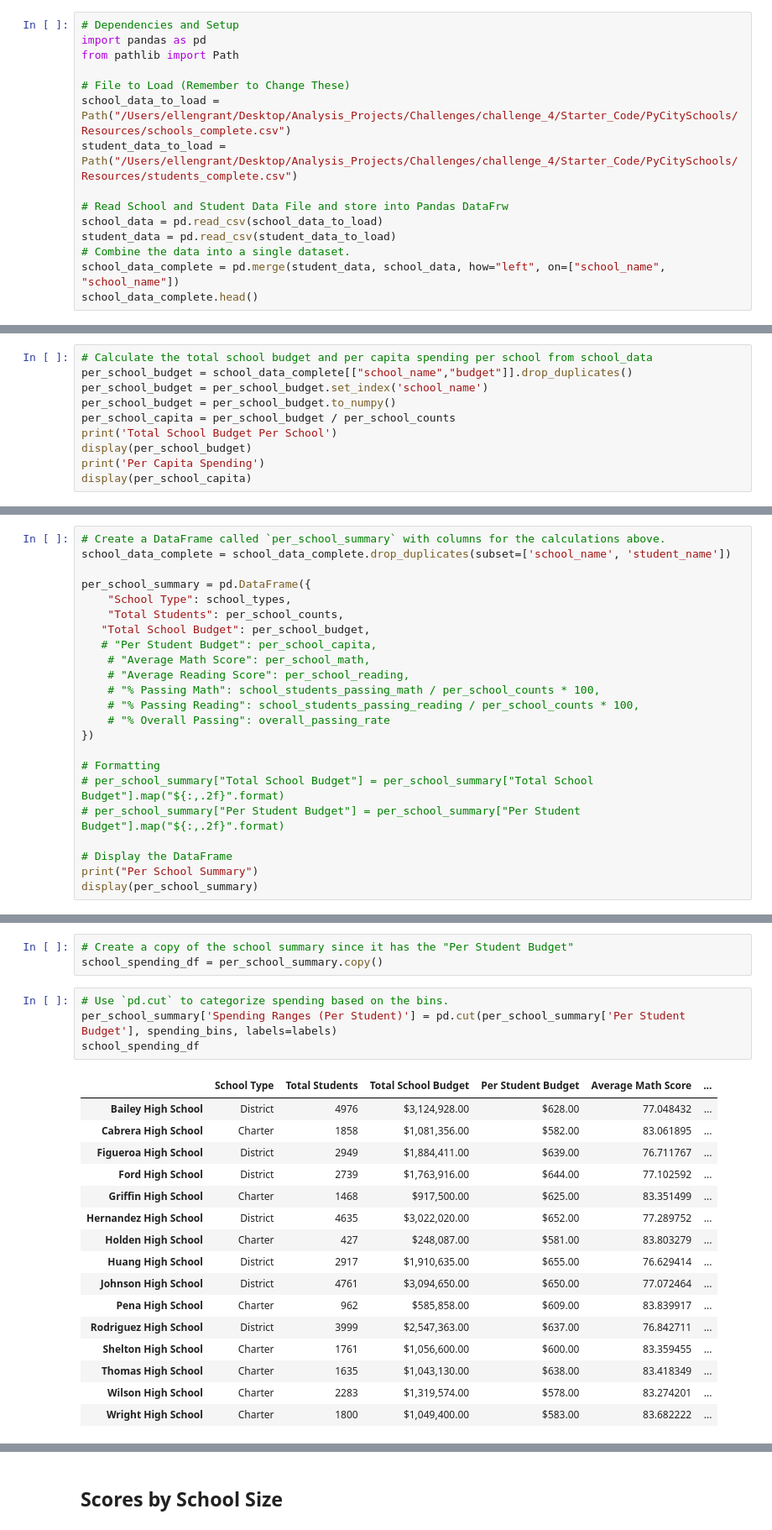
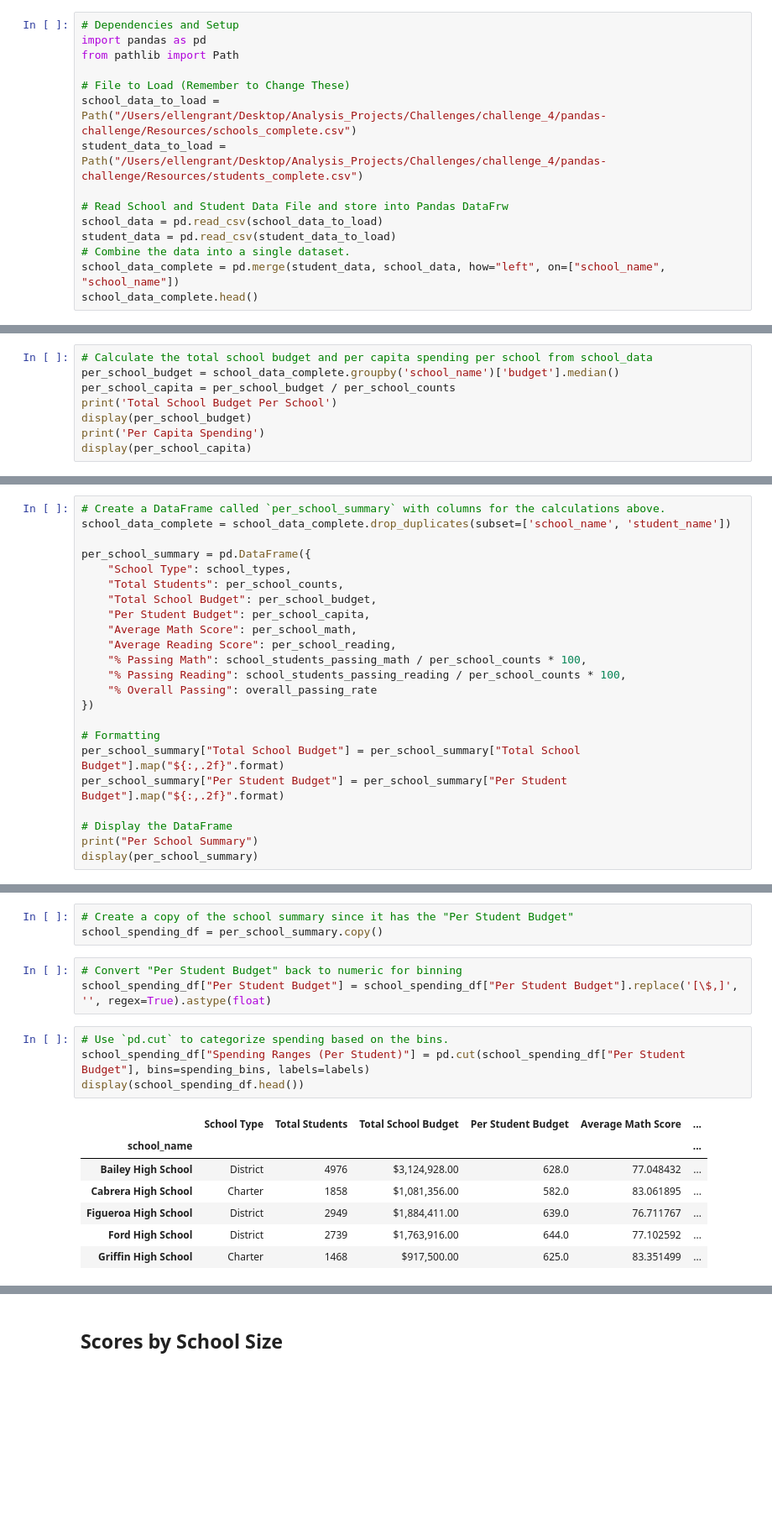
Before and after one commit to ellen-grant/pandas-challenge, a Jupyter notebook: PyCitySchools_pandas-challenge.ipynb, the cells around one changed output, grey strips where cells are left out. Shown: that part at 84% size. Cells and saved outputs as stored; diff of their text form; blank space fills up the shorter version.

```diff
--- a/PyCitySchools_pandas-challenge.ipynb
+++ b/PyCitySchools_pandas-challenge.ipynb
@@ -10,8 +10,8 @@ import pandas as pd
 from pathlib import Path
 
 # File to Load (Remember to Change These)
-school_data_to_load = Path("/Users/ellengrant/Desktop/Analysis_Projects/Challenges/challenge_4/Starter_Code/PyCitySchools/Resources/schools_complete.csv")
-student_data_to_load = Path("/Users/ellengrant/Desktop/Analysis_Projects/Challenges/challenge_4/Starter_Code/PyCitySchools/Resources/students_complete.csv")
+school_data_to_load = Path("/Users/ellengrant/Desktop/Analysis_Projects/Challenges/challenge_4/pandas-challenge/Resources/schools_complete.csv")
+student_data_to_load = Path("/Users/ellengrant/Desktop/Analysis_Projects/Challenges/challenge_4/pandas-challenge/Resources/students_complete.csv")
 
 # Read School and Student Data File and store into Pandas DataFrw
 school_data = pd.read_csv(school_data_to_load)
@@ -157,9 +157,7 @@ Wright High School       1800
 Name: student_name, dtype: int64
 # %%
 # Calculate the total school budget and per capita spending per school from school_data
-per_school_budget = school_data_complete[["school_name","budget"]].drop_duplicates()
-per_school_budget = per_school_budget.set_index('school_name')
-per_school_budget = per_school_budget.to_numpy()
+per_school_budget = school_data_complete.groupby('school_name')['budget'].median()
 per_school_capita = per_school_budget / per_school_counts
 print('Total School Budget Per School')
 display(per_school_budget)
@@ -393,18 +398,18 @@ school_data_complete = school_data_complete.drop_duplicates(subset=['school_name
 per_school_summary = pd.DataFrame({
     "School Type": school_types,
     "Total Students": per_school_counts,
-   "Total School Budget": per_school_budget,
-   # "Per Student Budget": per_school_capita,
-    # "Average Math Score": per_school_math,
-    # "Average Reading Score": per_school_reading,
-    # "% Passing Math": school_students_passing_math / per_school_counts * 100,
-    # "% Passing Reading": school_students_passing_reading / per_school_counts * 100,
-    # "% Overall Passing": overall_passing_rate
+    "Total School Budget": per_school_budget,
+    "Per Student Budget": per_school_capita,
+    "Average Math Score": per_school_math,
+    "Average Reading Score": per_school_reading,
+    "% Passing Math": school_students_passing_math / per_school_counts * 100,
+    "% Passing Reading": school_students_passing_reading / per_school_counts * 100,
+    "% Overall Passing": overall_passing_rate
 })
 
 # Formatting
-# per_school_summary["Total School Budget"] = per_school_summary["Total School Budget"].map("${:,.2f}".format)
-# per_school_summary["Per Student Budget"] = per_school_summary["Per Student Budget"].map("${:,.2f}".format)
+per_school_summary["Total School Budget"] = per_school_summary["Total School Budget"].map("${:,.2f}".format)
+per_school_summary["Per Student Budget"] = per_school_summary["Per Student Budget"].map("${:,.2f}".format)
 
 # Display the DataFrame
 print("Per School Summary")
@@ -537,26 +562,20 @@ labels = ["<$585", "$585-630", "$630-645", "$645-680"]
 # %%
 # Create a copy of the school summary since it has the "Per Student Budget"
 school_spending_df = per_school_summary.copy()
+# %%
+# Convert "Per Student Budget" back to numeric for binning
+school_spending_df["Per Student Budget"] = school_spending_df["Per Student Budget"].replace('[\$,]', '', regex=True).astype(float)
 # %%
 # Use `pd.cut` to categorize spending based on the bins.
-per_school_summary['Spending Ranges (Per Student)'] = pd.cut(per_school_summary['Per Student Budget'], spending_bins, labels=labels)
-school_spending_df
+school_spending_df["Spending Ranges (Per Student)"] = pd.cut(school_spending_df["Per Student Budget"], bins=spending_bins, labels=labels)
+display(school_spending_df.head())
 # %% [output]
 |  | School Type | Total Students | Total School Budget | Per Student Budget | Average Math Score | ... |
-| Bailey High School | District | 4976 | $3,124,928.00 | $628.00 | 77.048432 | ... |
-| Cabrera High School | Charter | 1858 | $1,081,356.00 | $582.00 | 83.061895 | ... |
-| Figueroa High School | District | 2949 | $1,884,411.00 | $639.00 | 76.711767 | ... |
-| Ford High School | District | 2739 | $1,763,916.00 | $644.00 | 77.102592 | ... |
-| Griffin High School | Charter | 1468 | $917,500.00 | $625.00 | 83.351499 | ... |
-| Hernandez High School | District | 4635 | $3,022,020.00 | $652.00 | 77.289752 | ... |
-| Holden High School | Charter | 427 | $248,087.00 | $581.00 | 83.803279 | ... |
-| Huang High School | District | 2917 | $1,910,635.00 | $655.00 | 76.629414 | ... |
-| Johnson High School | District | 4761 | $3,094,650.00 | $650.00 | 77.072464 | ... |
-| Pena High School | Charter | 962 | $585,858.00 | $609.00 | 83.839917 | ... |
-| Rodriguez High School | District | 3999 | $2,547,363.00 | $637.00 | 76.842711 | ... |
-| Shelton High School | Charter | 1761 | $1,056,600.00 | $600.00 | 83.359455 | ... |
-| Thomas High School | Charter | 1635 | $1,043,130.00 | $638.00 | 83.418349 | ... |
-| Wilson High School | Charter | 2283 | $1,319,574.00 | $578.00 | 83.274201 | ... |
-| Wright High School | Charter | 1800 | $1,049,400.00 | $583.00 | 83.682222 | ... |
+| school_name |  |  |  |  |  | ... |
+| Bailey High School | District | 4976 | $3,124,928.00 | 628.0 | 77.048432 | ... |
+| Cabrera High School | Charter | 1858 | $1,081,356.00 | 582.0 | 83.061895 | ... |
+| Figueroa High School | District | 2949 | $1,884,411.00 | 639.0 | 76.711767 | ... |
+| Ford High School | District | 2739 | $1,763,916.00 | 644.0 | 77.102592 | ... |
+| Griffin High School | Charter | 1468 | $917,500.00 | 625.0 | 83.351499 | ... |
 # %%
 #  Calculate averages for the desired columns.
```
Also changed, not shown: parts of 13 cells of this notebook.
